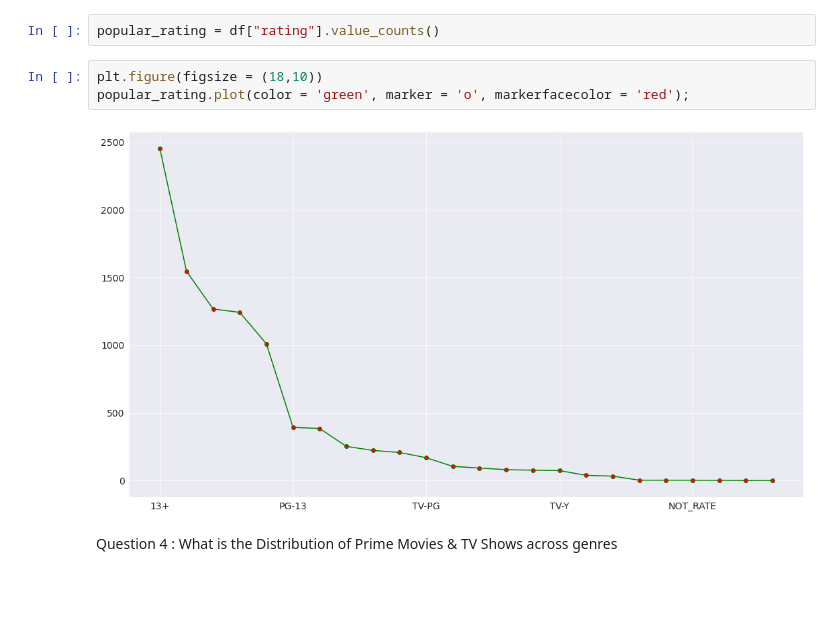
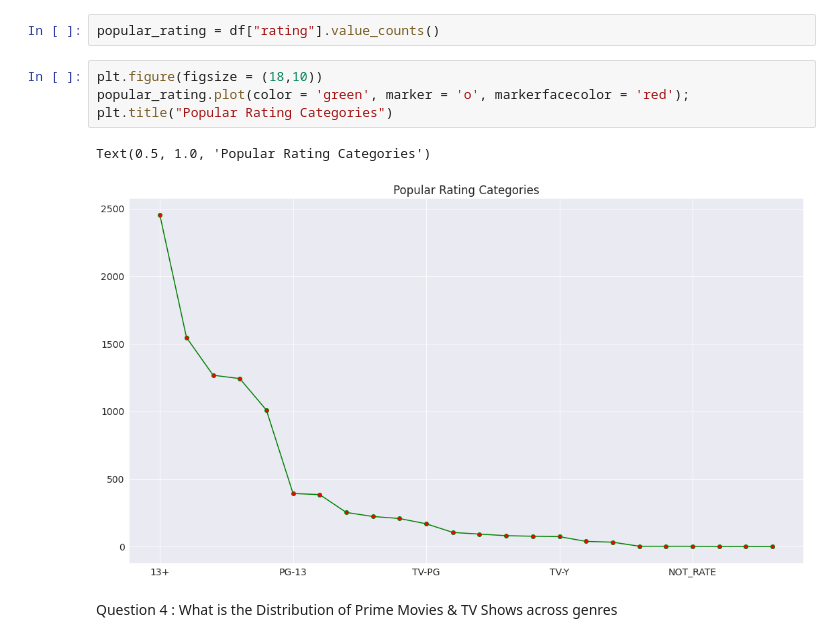
Before and after one commit to chaitu713/data-analysis-with-python, a Jupyter notebook: 13.eda-on-prime-video-data.ipynb, the cells around one changed output. Saved outputs shown, nothing was run; the diff lists cells and outputs as text; blank space fills up the shorter version.

```diff
--- a/13.eda-on-prime-video-data.ipynb
+++ b/13.eda-on-prime-video-data.ipynb
@@ -286,8 +292,10 @@ popular_rating = df["rating"].value_counts()
 # %%
 plt.figure(figsize = (18,10))
 popular_rating.plot(color = 'green', marker = 'o', markerfacecolor = 'red');
+plt.title("Popular Rating Categories")
 # %% [output]
+Text(0.5, 1.0, 'Popular Rating Categories')
-[figure, old version]
+[figure, new version]
 # %% [markdown]
 Question 4 : What is the Distribution of Prime Movies & TV Shows across genres
 # %%
```
Also changed, not shown: parts of 5 cells of this notebook.
